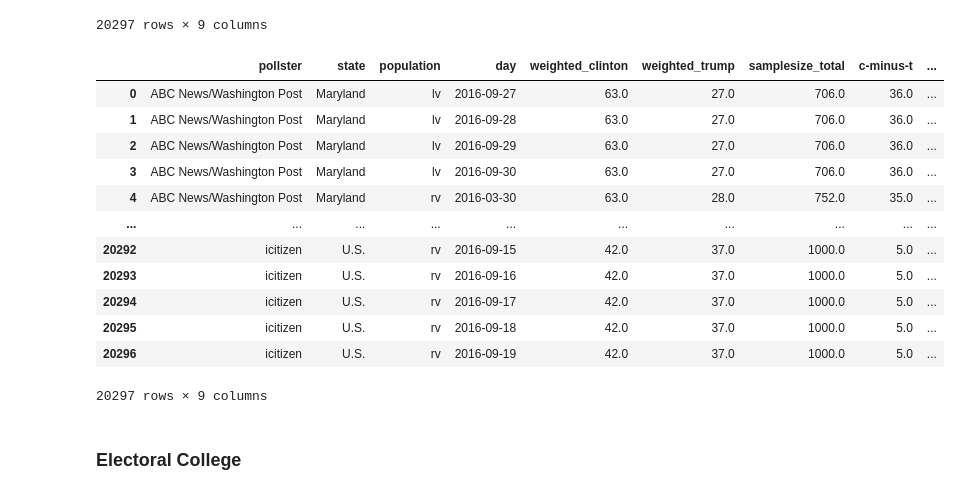
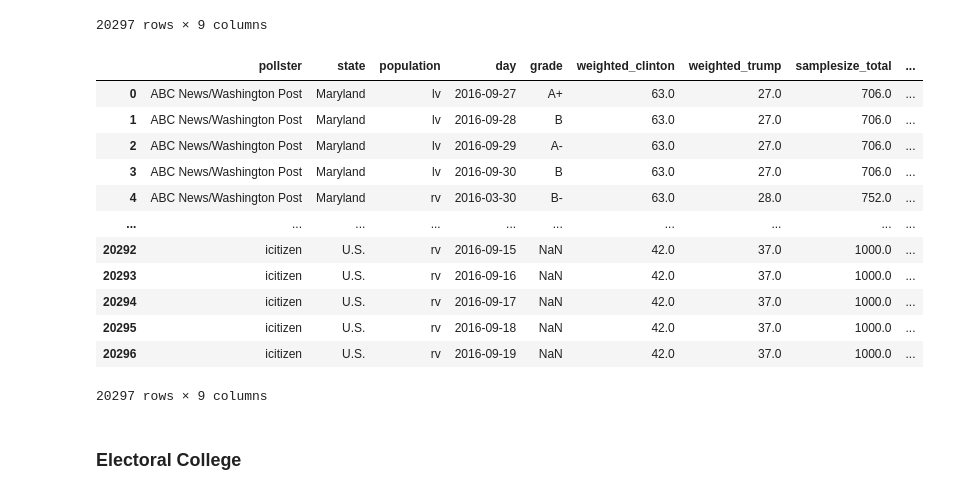
Before and after one commit to mairihallman/MAT-4376E-F24, a Jupyter notebook: 1-data-visualization/data_cleaning.ipynb, the cells around one changed output. Saved outputs shown, nothing was run; the diff lists cells and outputs as text; code cells hidden in the pictures.

```diff
--- a/1-data-visualization/data_cleaning.ipynb
+++ b/1-data-visualization/data_cleaning.ipynb
@@ -175,22 +189,22 @@ df_agg
 | 20296 | icitizen | U.S. | rv | 2016-09-19 | NaN | 42.0 | 37.0 | 1000.0 | ... |
 20297 rows × 9 columns
 # %%
-grades = pd.Series(df.grade.values,index=df.pollster).to_dict()
-df_agg['grade'] = df['pollster'].map(grades)
-df_agg
+# grades = pd.Series(df.grade.values,index=df.pollster).to_dict()
+# df_agg['grade'] = df['pollster'].map(grades)
+# df_agg
 # %% [output]
-|  | pollster | state | population | day | weighted_clinton | weighted_trump | samplesize_total | c-minus-t | ... |
-| 0 | ABC News/Washington Post | Maryland | lv | 2016-09-27 | 63.0 | 27.0 | 706.0 | 36.0 | ... |
-| 1 | ABC News/Washington Post | Maryland | lv | 2016-09-28 | 63.0 | 27.0 | 706.0 | 36.0 | ... |
-| 2 | ABC News/Washington Post | Maryland | lv | 2016-09-29 | 63.0 | 27.0 | 706.0 | 36.0 | ... |
-| 3 | ABC News/Washington Post | Maryland | lv | 2016-09-30 | 63.0 | 27.0 | 706.0 | 36.0 | ... |
-| 4 | ABC News/Washington Post | Maryland | rv | 2016-03-30 | 63.0 | 28.0 | 752.0 | 35.0 | ... |
+|  | pollster | state | population | day | grade | weighted_clinton | weighted_trump | samplesize_total | ... |
+| 0 | ABC News/Washington Post | Maryland | lv | 2016-09-27 | A+ | 63.0 | 27.0 | 706.0 | ... |
+| 1 | ABC News/Washington Post | Maryland | lv | 2016-09-28 | B | 63.0 | 27.0 | 706.0 | ... |
+| 2 | ABC News/Washington Post | Maryland | lv | 2016-09-29 | A- | 63.0 | 27.0 | 706.0 | ... |
+| 3 | ABC News/Washington Post | Maryland | lv | 2016-09-30 | B | 63.0 | 27.0 | 706.0 | ... |
+| 4 | ABC News/Washington Post | Maryland | rv | 2016-03-30 | B- | 63.0 | 28.0 | 752.0 | ... |
 | ... | ... | ... | ... | ... | ... | ... | ... | ... | ... |
-| 20292 | icitizen | U.S. | rv | 2016-09-15 | 42.0 | 37.0 | 1000.0 | 5.0 | ... |
-| 20293 | icitizen | U.S. | rv | 2016-09-16 | 42.0 | 37.0 | 1000.0 | 5.0 | ... |
-| 20294 | icitizen | U.S. | rv | 2016-09-17 | 42.0 | 37.0 | 1000.0 | 5.0 | ... |
-| 20295 | icitizen | U.S. | rv | 2016-09-18 | 42.0 | 37.0 | 1000.0 | 5.0 | ... |
-| 20296 | icitizen | U.S. | rv | 2016-09-19 | 42.0 | 37.0 | 1000.0 | 5.0 | ... |
+| 20292 | icitizen | U.S. | rv | 2016-09-15 | NaN | 42.0 | 37.0 | 1000.0 | ... |
+| 20293 | icitizen | U.S. | rv | 2016-09-16 | NaN | 42.0 | 37.0 | 1000.0 | ... |
+| 20294 | icitizen | U.S. | rv | 2016-09-17 | NaN | 42.0 | 37.0 | 1000.0 | ... |
+| 20295 | icitizen | U.S. | rv | 2016-09-18 | NaN | 42.0 | 37.0 | 1000.0 | ... |
+| 20296 | icitizen | U.S. | rv | 2016-09-19 | NaN | 42.0 | 37.0 | 1000.0 | ... |
 20297 rows × 9 columns
 # %%
 df_agg.to_hdf('data-p1/agg_polls_by_day.h5', key='df', mode='w', format='t') # h5 format to preserve data types (categorical, datetime, etc)
```
Also changed, not shown: parts of 7 cells of this notebook, 16 other files.
